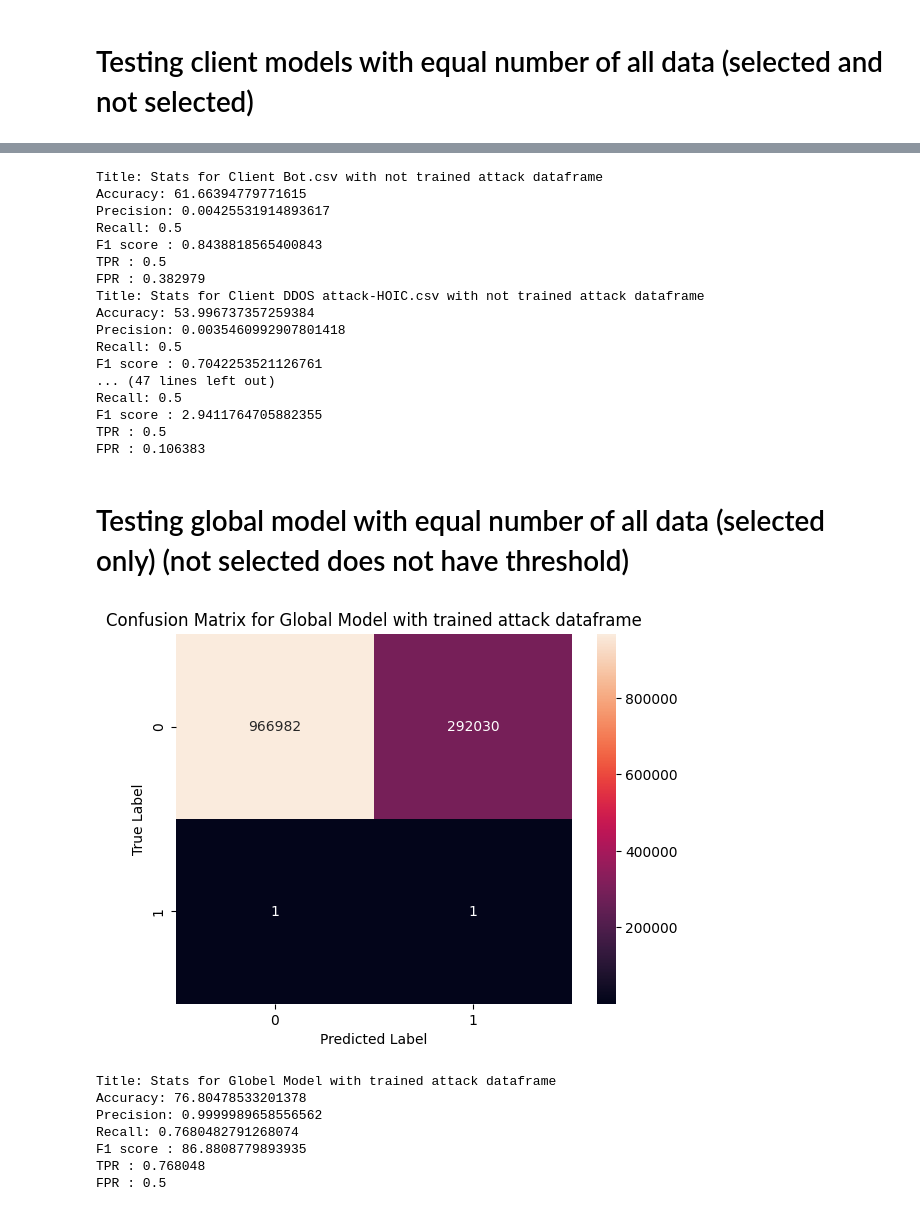
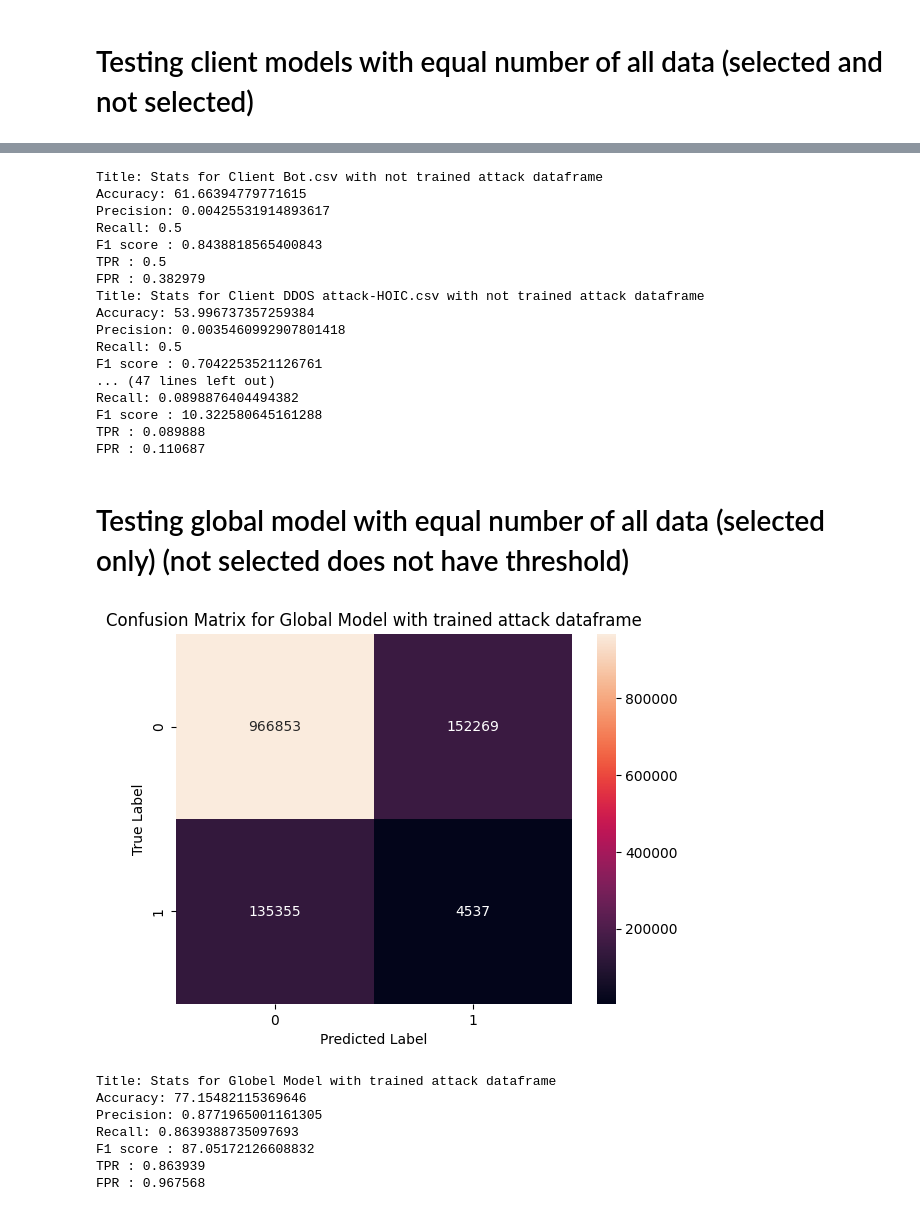
Before and after one commit to 4k5h1t/FYP, a Jupyter notebook: Separate_Attack_Training_FL_mixed-global.ipynb, the cells around one changed output, grey strips where cells are left out. Cells and saved outputs as stored; diff of their text form; code cells hidden in the pictures.

Commit message:
Corrected the classification in all attack with clients
device[:-4] == labels[ind]

```diff
--- a/Separate_Attack_Training_FL_mixed-global.ipynb
+++ b/Separate_Attack_Training_FL_mixed-global.ipynb
@@ -895,7 +895,7 @@ for device in devices:
     for data in batch:
       pred = model(data.float())
       error = torch.mean((pred.float() - data.float())**2, dim=tuple(range(1,pred.ndim)))
-      if device == labels[ind]:
+      if device[:-4] == labels[ind]:
           y_true.append(1)
           y_pred.append(1 if error <= threshold else 0)
       else:
@@ -986,7 +986,7 @@ for device in devices:
     for data in batch:
       pred = model(data.float())
       error = torch.mean((pred.float() - data.float())**2, dim=tuple(range(1,pred.ndim)))
-      if device == labels[ind]:
+      if device[:-4] == labels[ind]:
           y_true.append(1)
           y_pred.append(1 if error <= threshold else 0)
       else:
@@ -1053,10 +1053,10 @@ Precision: 0.0035460992907801418
 Recall: 0.5
 F1 score : 0.7042253521126761
 ... (47 lines left out)
-Recall: 0.5
-F1 score : 2.9411764705882355
-TPR : 0.5
-FPR : 0.106383
+Recall: 0.0898876404494382
+F1 score : 10.322580645161288
+TPR : 0.089888
+FPR : 0.110687
 # %%
 import matplotlib
 matplotlib.pyplot.close()
@@ -1079,7 +1079,7 @@ for batch in test_set:
         error = torch.mean((pred.float() - data.float())**2, dim=tuple(range(1,pred.ndim)))
         label = labels[ind]
         threshold = thresholds[label+str('.csv')]
-        if label == 'Benign.csv':
+        if label == 'Benign':
             threshold = max(thresholds.values())
             y_true.append(0)
             y_pred.append(0 if error >= threshold else 1)
@@ -1088,34 +1088,34 @@ for batch in test_set:
             y_pred.append(1 if error <= threshold else 0)
         ind += 1
 TP, FP, TN, FN = perf_measure(y_true, y_pred)
 TP += 1
 FN += 1
 TN += 1
 FP += 1
 conf_matrix = [[TP, FN], [FP, TN]]
 plt.figure()
 sns.heatmap(conf_matrix, annot=True, fmt="d")
 plt.title("Confusion Matrix for Global Model with trained attack dataframe")
 plt.xlabel("Predicted Label")
 plt.ylabel("True Label")
 
 acc = (TP+TN) / (TP+TN+FP+FN)
 precision = TP/(TP+FP)
 recall = TP/(TP+FN)
 F1score = 2 * ((precision * recall) / (precision + recall))
 
 TPR = round((TP / (TP+FN)), 6)
 # print('TPR is: {}%'.format(TPR))
 
 FPR = round((FP / (FP + TN)), 6)
 # print('TPR is: {}%'.format(FPR))
 
 selectedattackbenmix_stats_global.append([str("Stats for Globel Model with trained attack dataframe"), acc*100, precision, recall, F1score*100, TPR, FPR])
 
 #   [['TP', 'FN']
 #   ['FP', 'TN']]
 # %% [output]
-[figure, old version]
+[figure, new version]
 # %%
 for i in selectedattackbenmix_stats_global:
     print("Title: " + i[0])
@@ -1127,12 +1127,12 @@ for i in selectedattackbenmix_stats_global:
     print("FPR : " + str(i[6]))
 # %% [output]
 Title: Stats for Globel Model with trained attack dataframe
-Accuracy: 76.80478533201378
-Precision: 0.9999989658556562
-Recall: 0.7680482791268074
-F1 score : 86.8808779893935
-TPR : 0.768048
-FPR : 0.5
+Accuracy: 77.15482115369646
+Precision: 0.8771965001161305
+Recall: 0.8639388735097693
+F1 score : 87.05172126608832
+TPR : 0.863939
+FPR : 0.967568
 # %%
 import matplotlib
 matplotlib.pyplot.close()
```
Also changed, not shown: parts of 3 cells of this notebook.
